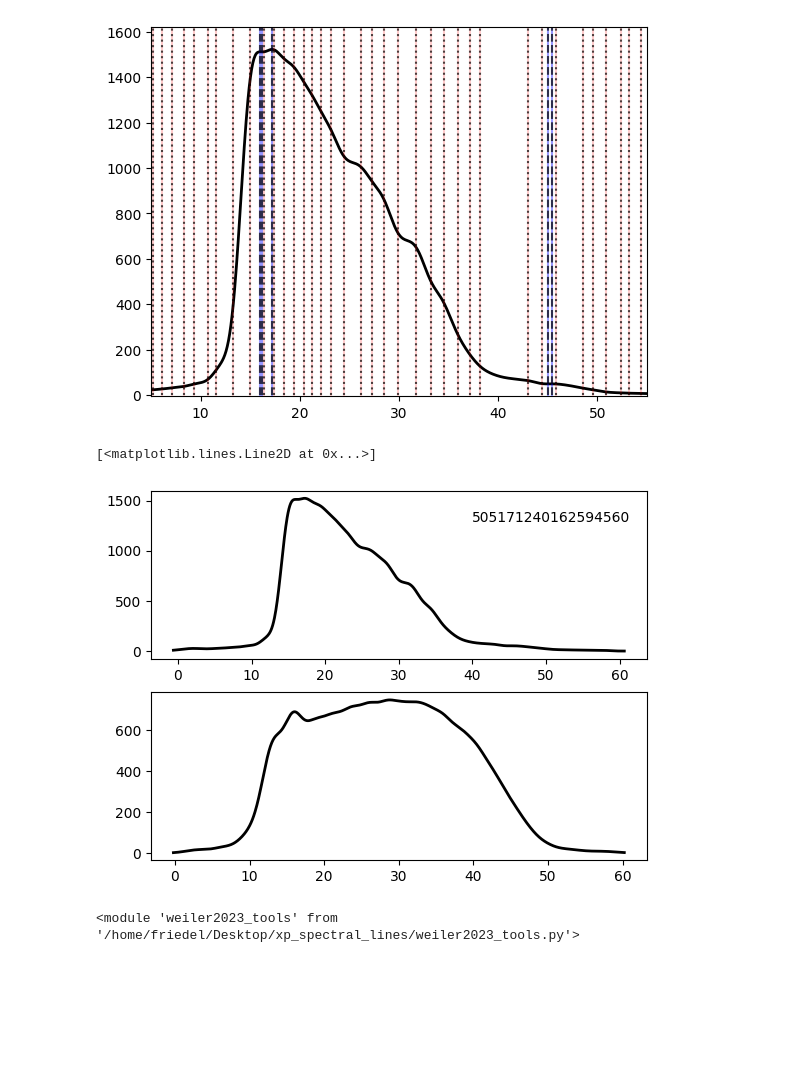
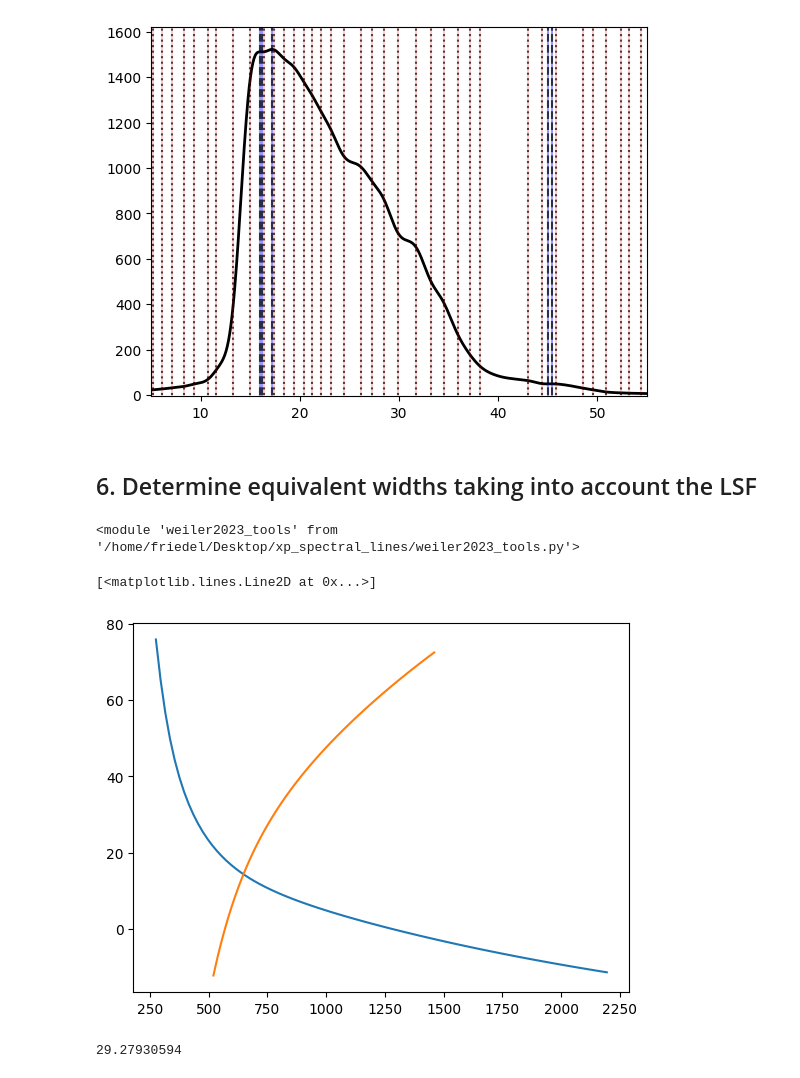
Before and after one commit to fjaellet/xp_spectral_lines, a Jupyter notebook: test_weiler_tools.ipynb, the cells around one changed output. Saved outputs shown, nothing was run; the diff lists cells and outputs as text; code cells hidden in the pictures; blank space fills up the shorter version.

```diff
--- a/test_weiler_tools.ipynb
+++ b/test_weiler_tools.ipynb
@@ -190,19 +181,22 @@ plt.axis([5, 55, -5, np.max(internal)+100])
 # %% [output]
 (5.0, 55.0, -5.0, 1622.5967684278132)
 [figure]
-# %%
-ax0 = plt.subplot(211)
-l, internal = XP_spec.get_internal_spec(x, instrument="bp")
-plt.plot(l, internal, c="k", lw=2)
-plt.text(40, 0.85*np.max(internal), XP_spec.source_id)
-ax1 = plt.subplot(212)
-l, internal = XP_spec.get_internal_spec(x, instrument="rp")
-plt.plot(l, internal, c="k", lw=2)
-# %% [output]
-[<matplotlib.lines.Line2D at 0x...>]
-[figure, removed]
+# %% [markdown]
+## 6. Determine equivalent widths taking into account the LSF
 # %%
 import importlib
 importlib.reload(weiler2023_tools)
 # %% [output]
 <module 'weiler2023_tools' from '/home/friedel/Desktop/xp_spectral_lines/weiler2023_tools.py'>
+# %%
+XPConstants = weiler2023_tools.XPConstants(dr="dr3", calib="dr3+weiler2023")
+# %%
+plt.plot(XPConstants.DispersionBP[:,0], XPConstants.DispersionBP[:,1])
+plt.plot(XPConstants.DispersionRP[:,0], XPConstants.DispersionRP[:,1])
+# %% [output]
+[<matplotlib.lines.Line2D at 0x...>]
+[figure, added]
+# %%
+XPConstants.get_resolution(770., instrument="rp")
+# %% [output]
+29.27930594
```
Also changed, not shown: parts of 7 cells of this notebook, 2 other files.
